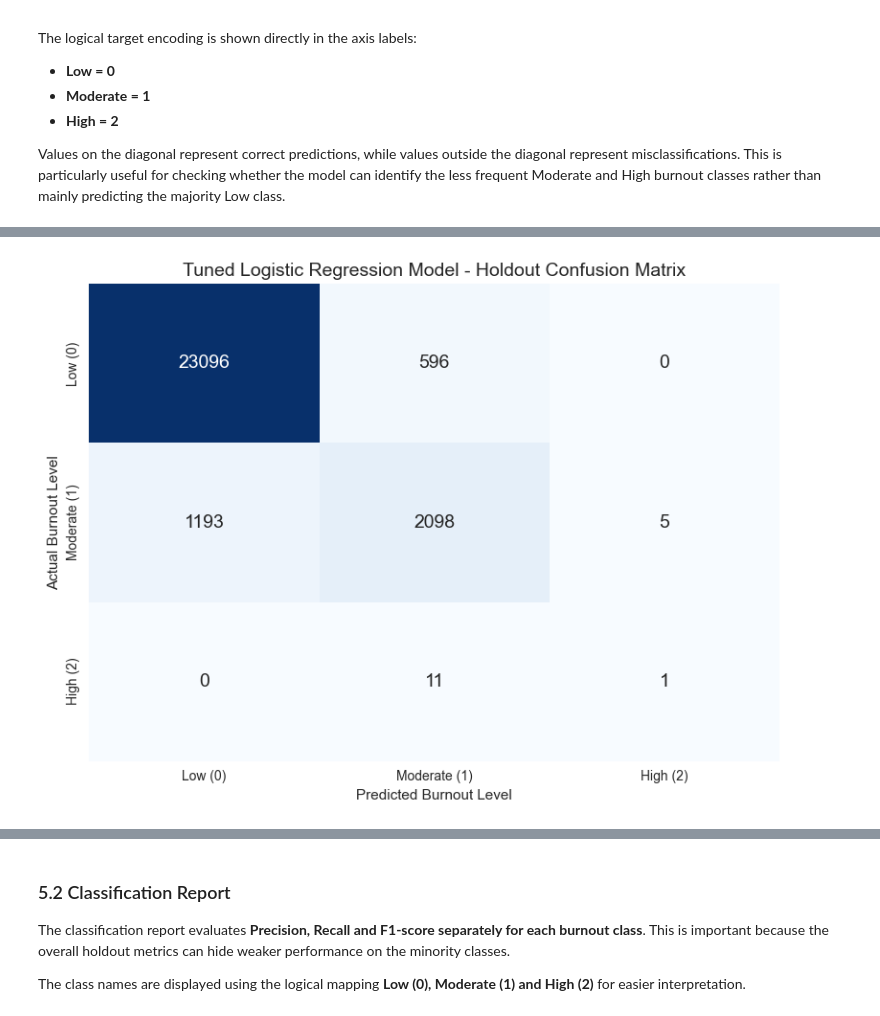
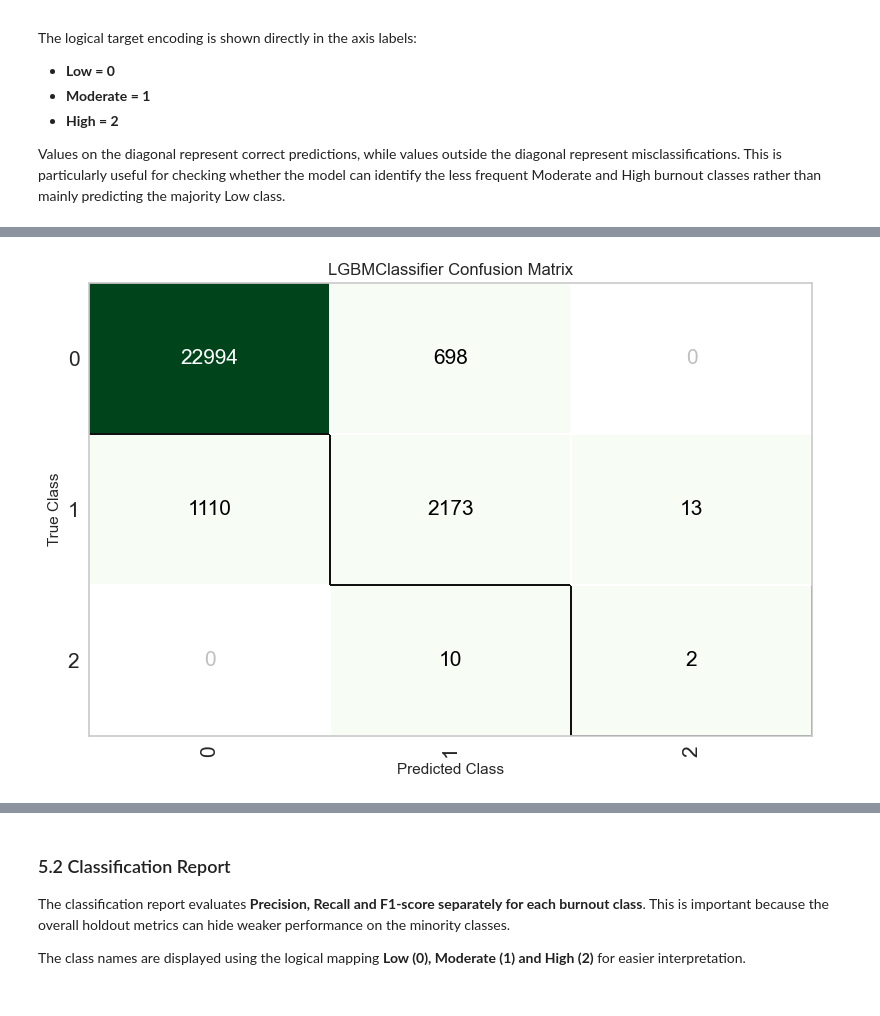
Before and after one commit to KingBisky/IT3385_Team5_Assignment, a Jupyter notebook: notebooks/Kang Bin/KangBin_Task1&2_Final.ipynb, the cells around one changed output, grey strips where cells are left out. Saved outputs shown, nothing was run; the diff lists cells and outputs as text; code cells hidden in the pictures.

```diff
--- a/notebooks/Kang Bin/KangBin_Task1&2_Final.ipynb
+++ b/notebooks/Kang Bin/KangBin_Task1&2_Final.ipynb
@@ -1350,46 +1376,6 @@ The logical target encoding is shown directly in the axis labels:
 
 Values on the diagonal represent correct predictions, while values outside the diagonal represent misclassifications. This is particularly useful for checking whether the model can identify the less frequent Moderate and High burnout classes rather than mainly predicting the majority Low class.
 # %%
-import matplotlib.pyplot as plt
-import seaborn as sns
-from sklearn.metrics import confusion_matrix
-
-# Actual and predicted classes from the internal holdout set
-# Predictions were generated using the tuned Logistic Regression model
-y_holdout_actual = holdout_predictions['burnout_level'].astype(int)
-y_holdout_pred = holdout_predictions['prediction_label'].astype(int)
-
-class_order = [0, 1, 2]
-class_names = ['Low (0)', 'Moderate (1)', 'High (2)']
-
-# Compute confusion matrix for the tuned Logistic Regression model
-cm_holdout = confusion_matrix(
-    y_holdout_actual,
-    y_holdout_pred,
-    labels=class_order
-)
-
-# Plot confusion matrix
-plt.figure(figsize=(8, 6))
-
-sns.heatmap(
-    cm_holdout,
-    annot=True,
-    annot_kws={'size': 14},
-    fmt='g',
-    cmap='Blues',
-    cbar=False,
-    xticklabels=class_names,
-    yticklabels=class_names
-)
-
-plt.title(
-    'Tuned Logistic Regression Model - Holdout Confusion Matrix',
-    fontsize=14
-)
-plt.xlabel('Predicted Burnout Level')
-plt.ylabel('Actual Burnout Level')
-
-plt.tight_layout()
-plt.show()
+# Plot confusion matrix using PyCaret's built-in function
+plot_model(best_model, plot='confusion_matrix')
 # %% [output]
@@ -1396,4 +1383,4 @@ plt.show()
-[figure, old version]
+[figure, new version]
 # %% [markdown]
 ### Confusion Matrix Interpretation
 
```
Also changed, not shown: parts of 34 cells of this notebook.
